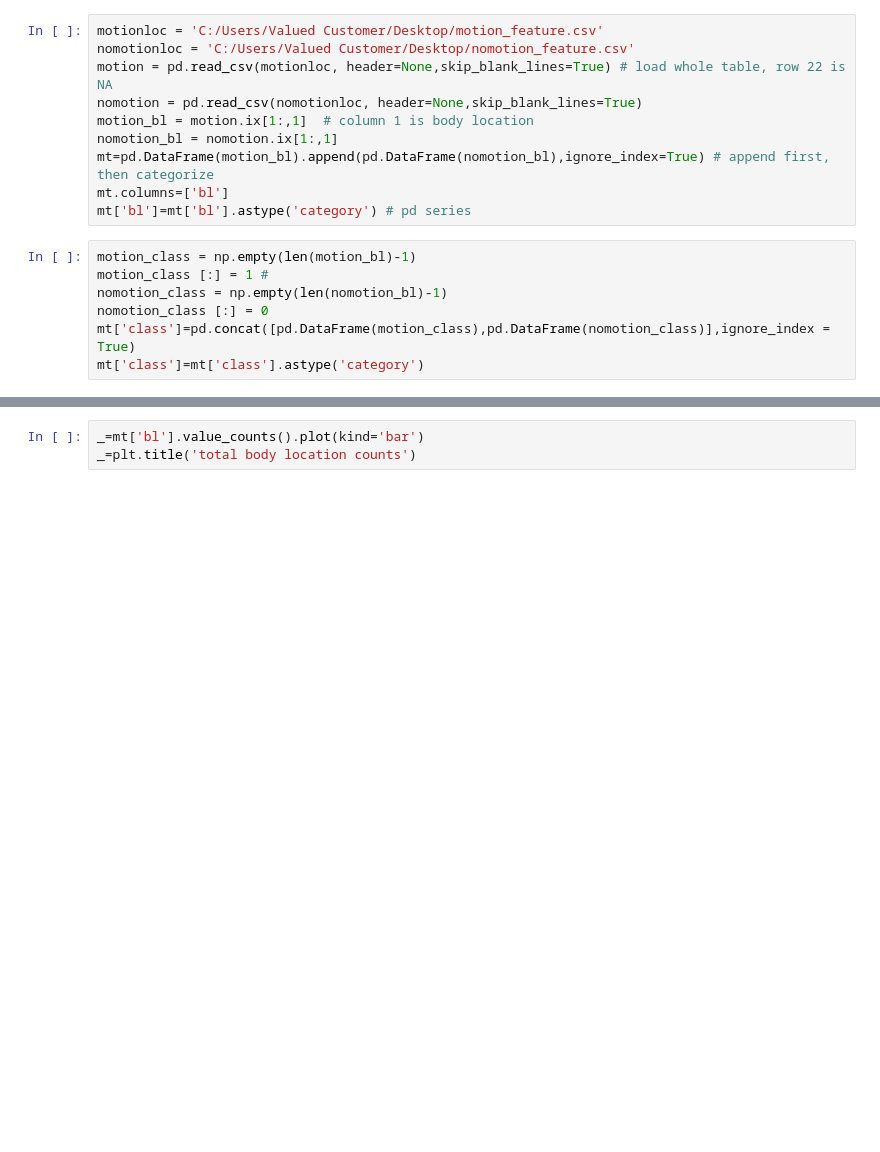
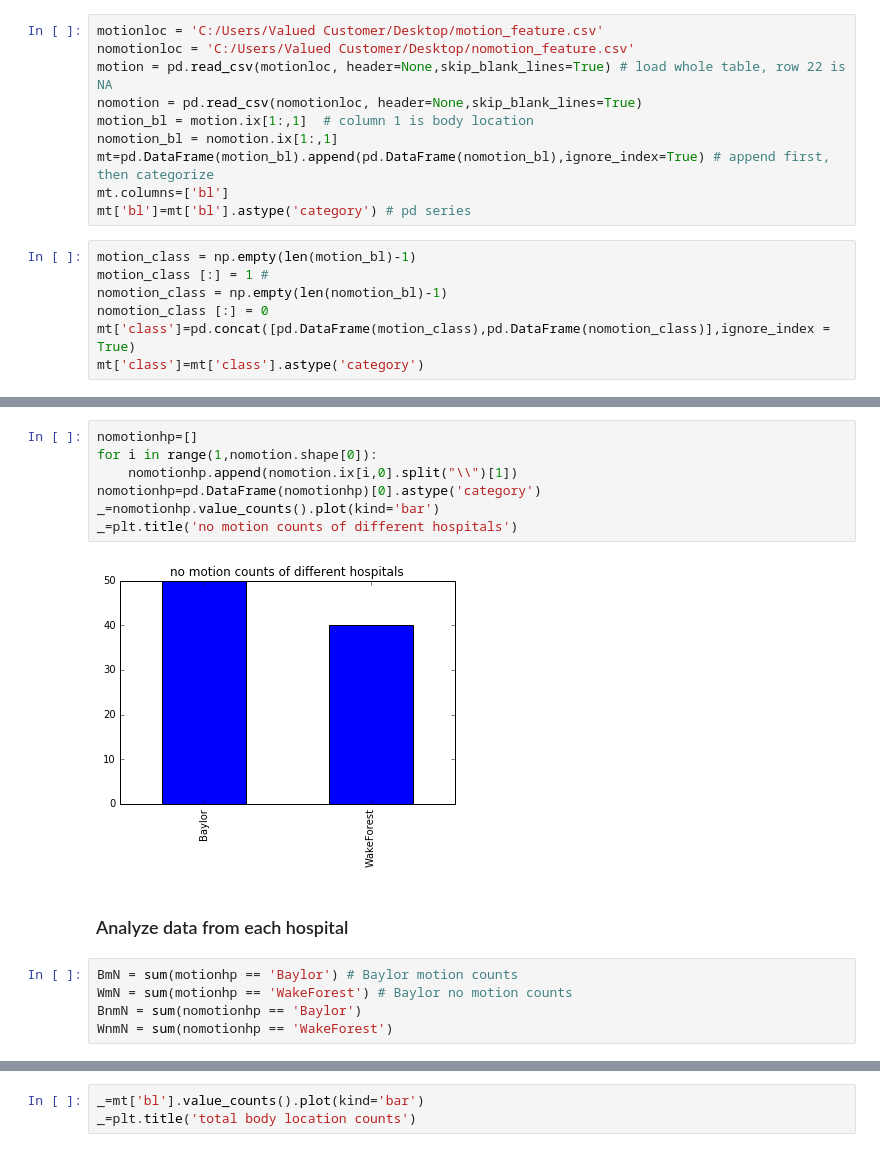
Before and after one commit to sinoecho/SMD, a Jupyter notebook: motion_detect/motionVSbodyloc.ipynb, the cells around one changed output, grey strips where cells are left out. Cells and saved outputs as stored; diff of their text form; blank space fills up the shorter version.

```diff
--- a/motion_detect/motionVSbodyloc.ipynb
+++ b/motion_detect/motionVSbodyloc.ipynb
@@ -25,0 +37,16 @@ mt['class']=mt['class'].astype('category')
+# %%
+nomotionhp=[]
+for i in range(1,nomotion.shape[0]):
+    nomotionhp.append(nomotion.ix[i,0].split("\\")[1])
+nomotionhp=pd.DataFrame(nomotionhp)[0].astype('category')
+_=nomotionhp.value_counts().plot(kind='bar')
+_=plt.title('no motion counts of different hospitals')
+# %% [output]
+[figure, added]
+# %% [markdown]
+### Analyze data from each hospital
+# %%
+BmN = sum(motionhp == 'Baylor') # Baylor motion counts
+WmN = sum(motionhp == 'WakeForest') # Baylor no motion counts
+BnmN = sum(nomotionhp == 'Baylor')
+WnmN = sum(nomotionhp == 'WakeForest')
```
Also changed, not shown: parts of 13 cells of this notebook, 1 other file.
